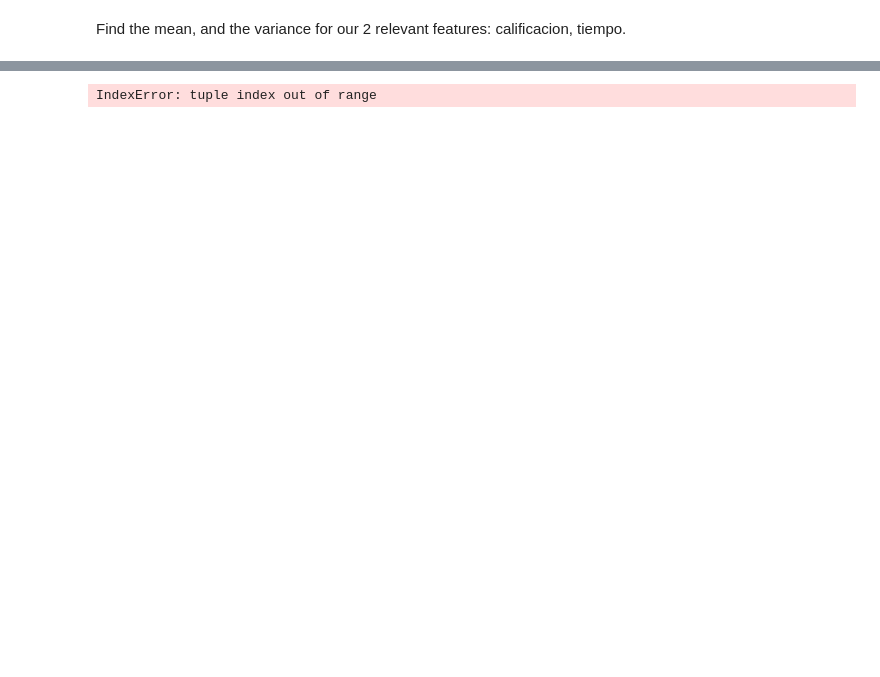
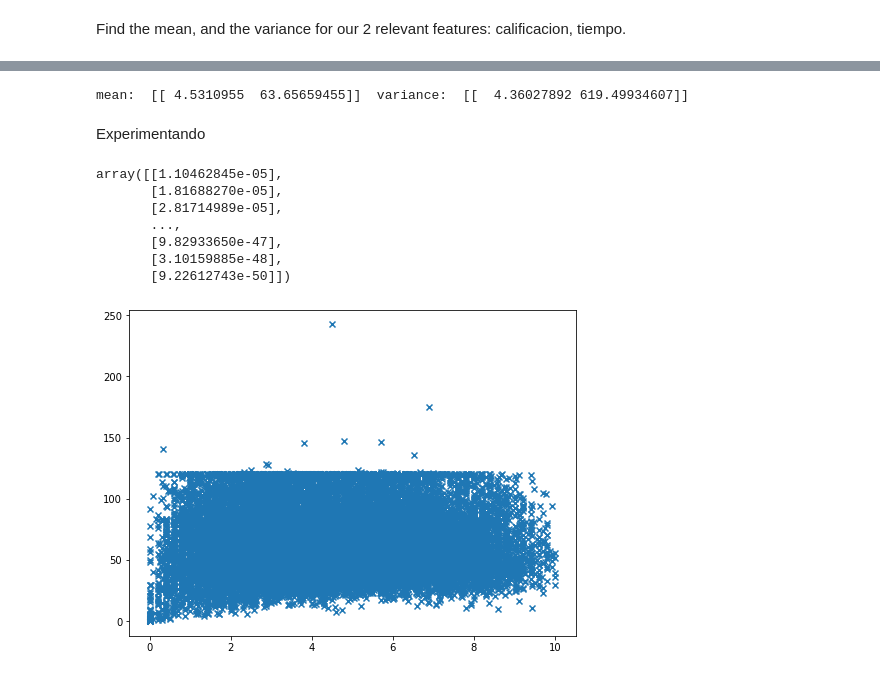
Before and after one commit to ldurazo/mcd-outliers, a Jupyter notebook: notebooks/mcd-outliers.ipynb, the cells around one changed output, grey strips where cells are left out. Cells and saved outputs as stored; diff of their text form; code cells hidden in the pictures; blank space fills up the shorter version.

Commit message:
Gaussian y Multivariate Gaussian

```diff
--- a/notebooks/mcd-outliers.ipynb
+++ b/notebooks/mcd-outliers.ipynb
@@ -57,2 +110,12 @@ Text(0, 0.5, 'Calificacion')
 # %% [markdown]
 Find the mean, and the variance for our 2 relevant features: calificacion, tiempo.
+# %%
+X = dfExamen[['Calificacion', 'Tiempo']]
+print(X.shape)
+X.info()
+X = X.dropna()
+X.head()
+
+X = X.to_numpy()
+print(X.shape)
+print(X)
@@ -59,5 +141,23 @@ Find the mean, and the variance for our 2 relevant features: calificacion, tiemp
 # %%
-mu, sigma2 = estimate_gaussian(dfExamen['Calificacion'])
+mu, sigma2 = estimate_gaussian(X)
 print('mean: ', mu,' variance: ', sigma2)
 # %% [output]
-IndexError: tuple index out of range
+mean:  [[ 4.5310955  63.65659455]]  variance:  [[  4.36027892 619.49934607]]
+# %% [markdown]
+Experimentando
+# %%
+plt.figure(figsize=(8,6))
+plt.scatter(X[:,0],X[:,1],marker="x")
+X1,X2 = np.meshgrid(np.linspace(0,35,num=70),np.linspace(0,35,num=70))
+
+p2 = multivariateGaussian(np.hstack((X1.flatten()[:,np.newaxis],X2.flatten()[:,np.newaxis])), mu, sigma2)
+np.sort(p2)
+# %% [output]
+array([[1.10462845e-05],
+       [1.81688270e-05],
+       [2.81714989e-05],
+       ...,
+       [9.82933650e-47],
+       [3.10159885e-48],
+       [9.22612743e-50]])
+[figure, added]
```
Also changed, not shown: parts of 14 cells of this notebook.
